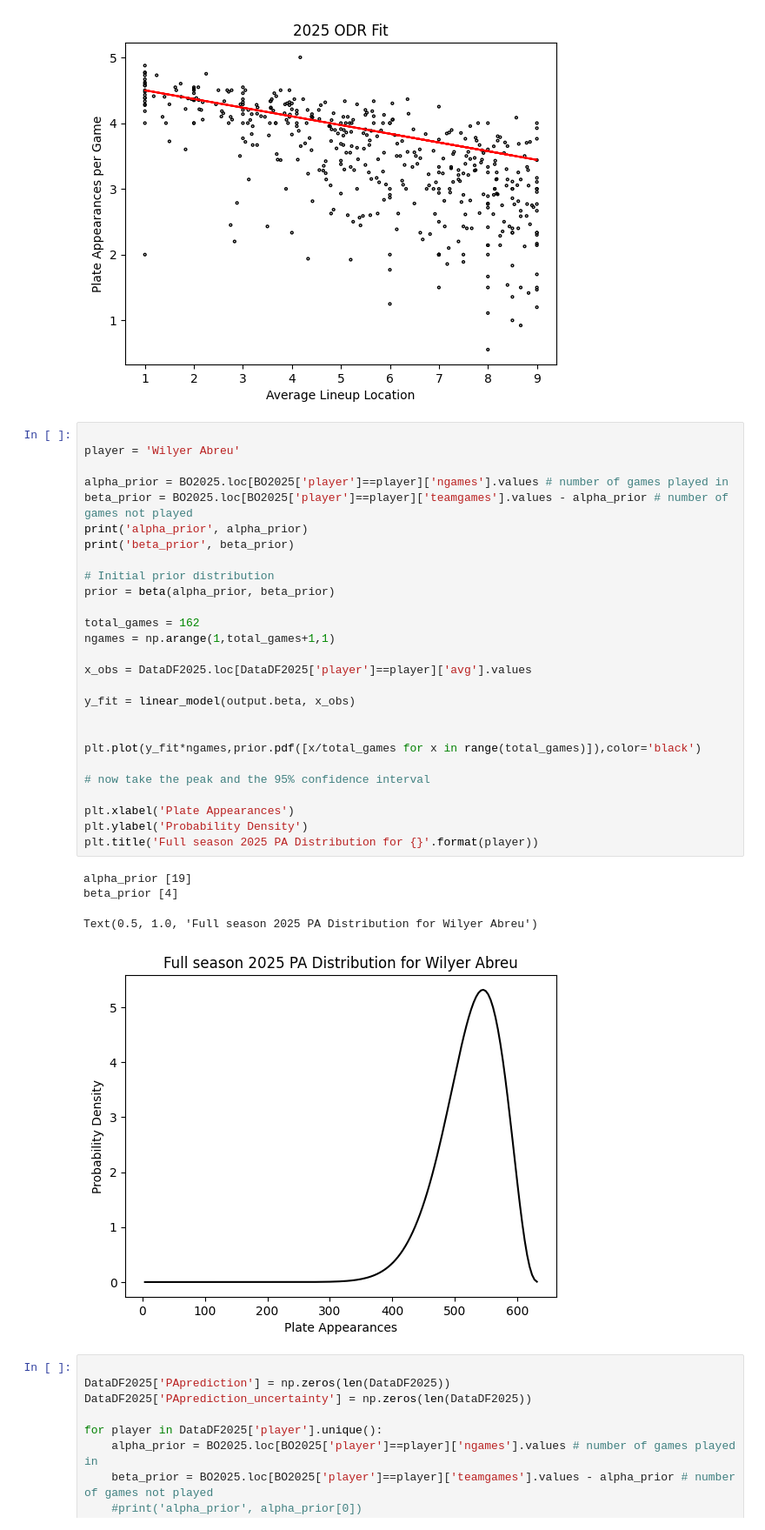
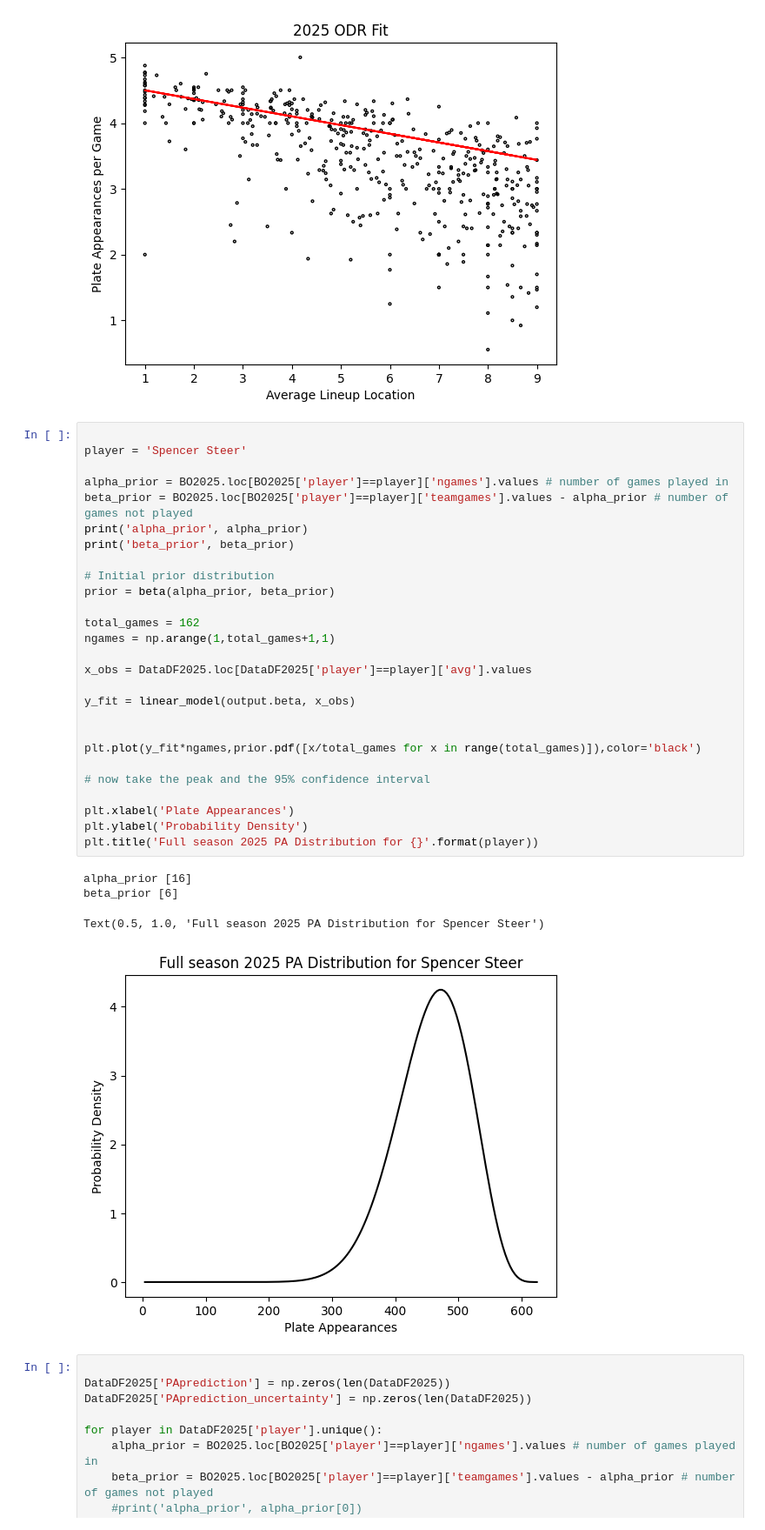
Before and after one commit to fantasy-toolz/batting-order, a Jupyter notebook: notebooks/PA-Prediction-Engine.ipynb, the cells around one changed output. Shown at 87% size. Saved outputs shown, nothing was run; the diff lists cells and outputs as text.

```diff
--- a/notebooks/PA-Prediction-Engine.ipynb
+++ b/notebooks/PA-Prediction-Engine.ipynb
@@ -200,36 +200,36 @@ Text(0.5, 1.0, '2025 ODR Fit')
 [figure]
 # %%
 
-player = 'Wilyer Abreu'
+player = 'Spencer Steer'
 
 alpha_prior = BO2025.loc[BO2025['player']==player]['ngames'].values # number of games played in
 beta_prior = BO2025.loc[BO2025['player']==player]['teamgames'].values - alpha_prior # number of games not played
 print('alpha_prior', alpha_prior)
 print('beta_prior', beta_prior)
 
 # Initial prior distribution
 prior = beta(alpha_prior, beta_prior)
 
 total_games = 162
 ngames = np.arange(1,total_games+1,1)
 
 x_obs = DataDF2025.loc[DataDF2025['player']==player]['avg'].values
 
 y_fit = linear_model(output.beta, x_obs)
 
 
 plt.plot(y_fit*ngames,prior.pdf([x/total_games for x in range(total_games)]),color='black')
 
 # now take the peak and the 95% confidence interval
 
 plt.xlabel('Plate Appearances')
 plt.ylabel('Probability Density')
 plt.title('Full season 2025 PA Distribution for {}'.format(player))
 # %% [output]
-alpha_prior [19]
-beta_prior [4]
+alpha_prior [16]
+beta_prior [6]
-Text(0.5, 1.0, 'Full season 2025 PA Distribution for Wilyer Abreu')
+Text(0.5, 1.0, 'Full season 2025 PA Distribution for Spencer Steer')
-[figure, old version]
+[figure, new version]
 # %%
 
 DataDF2025['PAprediction'] = np.zeros(len(DataDF2025))
```
Also changed, not shown: parts of 6 cells of this notebook, 33 other files.
